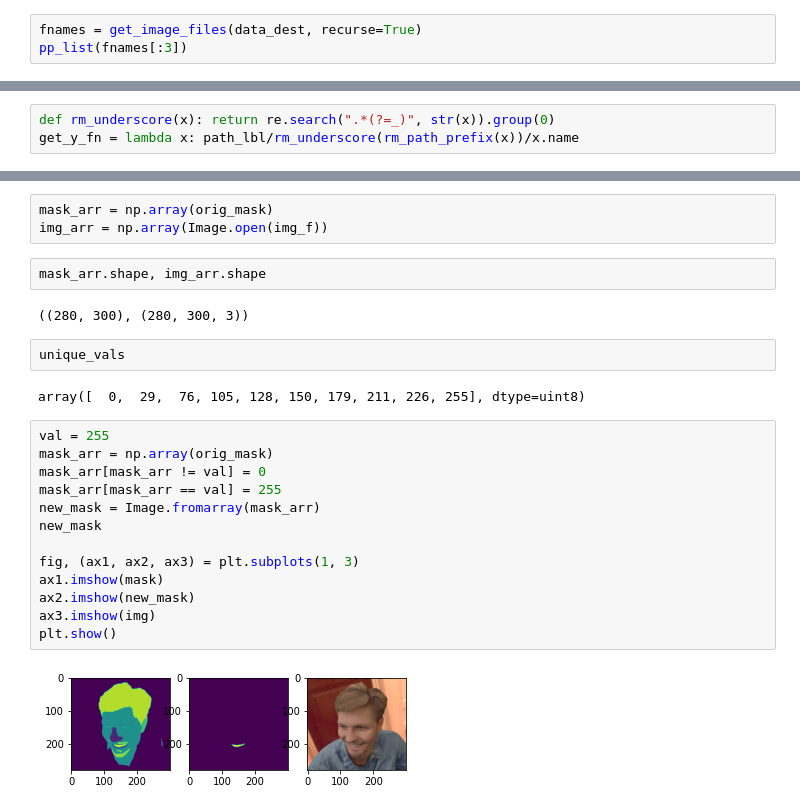
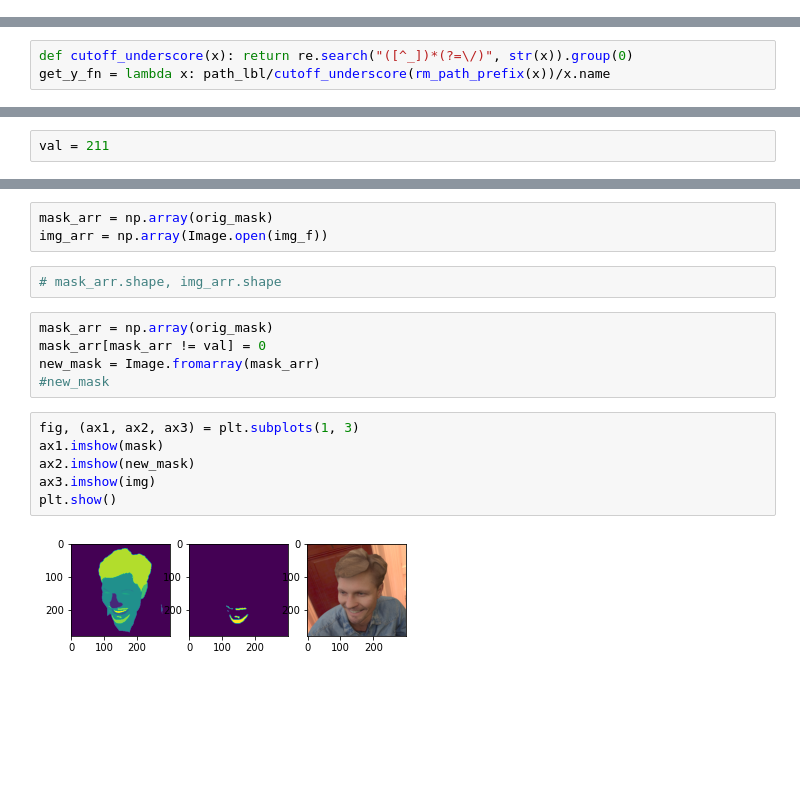
Before and after one commit to RGologorsky/fastai_proj, a Jupyter notebook: Image_Segmentation_Hair.ipynb, the cells around one changed output, grey strips where cells are left out. Saved outputs shown, nothing was run; the diff lists cells and outputs as text; blank space fills up the shorter version.

```diff
--- a/Image_Segmentation_Hair.ipynb
+++ b/Image_Segmentation_Hair.ipynb
@@ -81,3 +76,0 @@ path_lbl = data_dest/"labels"
-# %%
-fnames = get_image_files(data_dest, recurse=True)
-pp_list(fnames[:3])
@@ -90,0 +79,3 @@ lbl_names = get_image_files()
+# %%
+def cutoff_underscore(x): return re.search("([^_])*(?=\/)", str(x)).group(0)
+get_y_fn = lambda x: path_lbl/cutoff_underscore(rm_path_prefix(x))/x.name
@@ -97,3 +103,0 @@ Path('drive/My Drive/fastai_proj/segmentation/data')
-# %%
-def rm_underscore(x): return re.search(".*(?=_)", str(x)).group(0)
-get_y_fn = lambda x: path_lbl/rm_underscore(rm_path_prefix(x))/x.name
@@ -149,3 +189,5 @@ unique_vals, len(unique_vals), len(codes)
+# %%
+val = 211
 # %%
 orig_mask = mask
 orig_img = img_f
@@ -153,25 +195,17 @@ orig_img = img_f
 mask_arr = np.array(orig_mask)
 img_arr = np.array(Image.open(img_f))
 # %%
-mask_arr.shape, img_arr.shape
+# mask_arr.shape, img_arr.shape
-# %% [output]
-((280, 300), (280, 300, 3))
-# %%
-unique_vals
-# %% [output]
-array([  0,  29,  76, 105, 128, 150, 179, 211, 226, 255], dtype=uint8)
+# %%
+mask_arr = np.array(orig_mask)
+mask_arr[mask_arr != val] = 0
+new_mask = Image.fromarray(mask_arr)
+#new_mask
 # %%
-val = 255
-mask_arr = np.array(orig_mask)
-mask_arr[mask_arr != val] = 0
-mask_arr[mask_arr == val] = 255
-new_mask = Image.fromarray(mask_arr)
-new_mask
-
 fig, (ax1, ax2, ax3) = plt.subplots(1, 3)
 ax1.imshow(mask)
 ax2.imshow(new_mask)
 ax3.imshow(img)
 plt.show()
 # %% [output]
-[figure, old version]
+[figure, new version]
```
Also changed, not shown: parts of 50 cells of this notebook.
